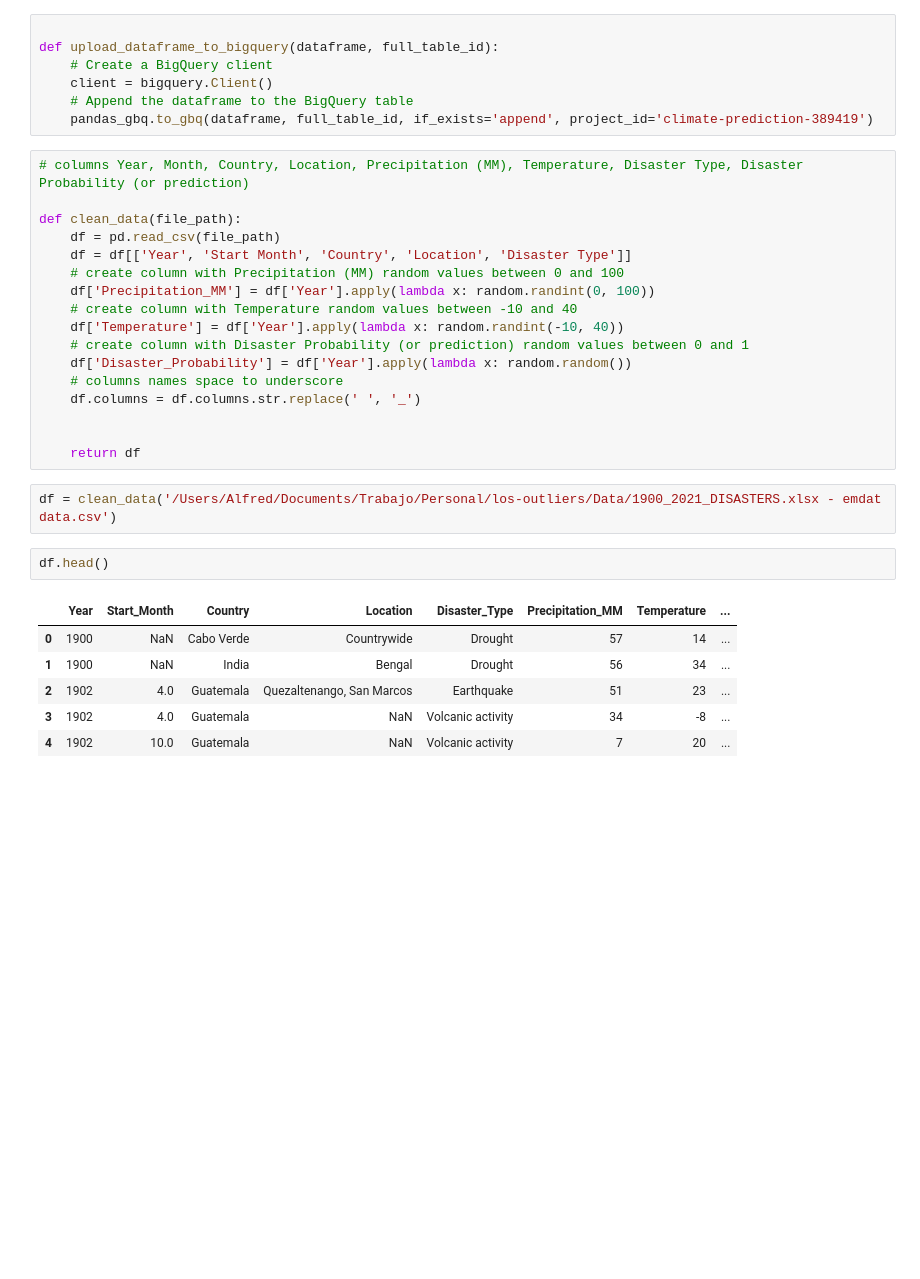
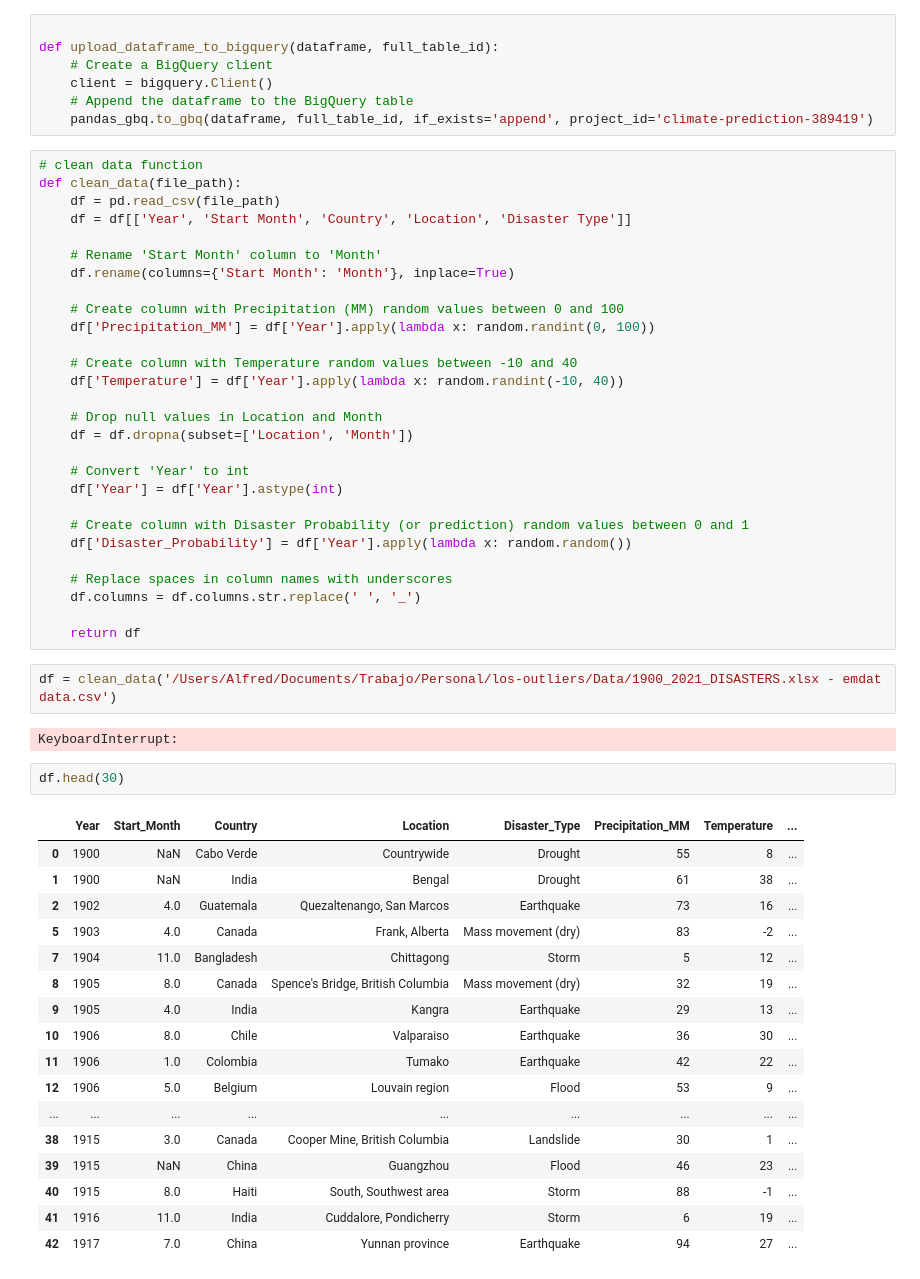
Before and after one commit to Globant-CodeFest/los-outliers, a Jupyter notebook: Code/bg-upload.ipynb, the cells around one changed output. Saved outputs shown, nothing was run; the diff lists cells and outputs as text; blank space fills up the shorter version.

Commit message:
predict model

```diff
--- a/Code/bg-upload.ipynb
+++ b/Code/bg-upload.ipynb
@@ -15,30 +16,54 @@ def upload_dataframe_to_bigquery(dataframe, full_table_id):
     # Append the dataframe to the BigQuery table
     pandas_gbq.to_gbq(dataframe, full_table_id, if_exists='append', project_id='climate-prediction-389419')
 # %%
-# columns Year, Month, Country, Location, Precipitation (MM), Temperature, Disaster Type, Disaster Probability (or prediction)
-
+# clean data function
 def clean_data(file_path):
     df = pd.read_csv(file_path)
     df = df[['Year', 'Start Month', 'Country', 'Location', 'Disaster Type']]
-    # create column with Precipitation (MM) random values between 0 and 100
+
+    # Rename 'Start Month' column to 'Month'
+    df.rename(columns={'Start Month': 'Month'}, inplace=True)
+
+    # Create column with Precipitation (MM) random values between 0 and 100
     df['Precipitation_MM'] = df['Year'].apply(lambda x: random.randint(0, 100))
-    # create column with Temperature random values between -10 and 40
+
+    # Create column with Temperature random values between -10 and 40
     df['Temperature'] = df['Year'].apply(lambda x: random.randint(-10, 40))
-    # create column with Disaster Probability (or prediction) random values between 0 and 1
+
+    # Drop null values in Location and Month
+    df = df.dropna(subset=['Location', 'Month'])
+
+    # Convert 'Year' to int
+    df['Year'] = df['Year'].astype(int)
+
+    # Create column with Disaster Probability (or prediction) random values between 0 and 1
     df['Disaster_Probability'] = df['Year'].apply(lambda x: random.random())
-    # columns names space to underscore
+
+    # Replace spaces in column names with underscores
     df.columns = df.columns.str.replace(' ', '_')
 
-
     return df
 # %%
 df = clean_data('/Users/Alfred/Documents/Trabajo/Personal/los-outliers/Data/1900_2021_DISASTERS.xlsx - emdat data.csv')
+# %% [output]
+KeyboardInterrupt:
 # %%
-df.head()
+df.head(30)
 # %% [output]
 |  | Year | Start_Month | Country | Location | Disaster_Type | Precipitation_MM | Temperature | ... |
-| 0 | 1900 | NaN | Cabo Verde | Countrywide | Drought | 57 | 14 | ... |
-| 1 | 1900 | NaN | India | Bengal | Drought | 56 | 34 | ... |
-| 2 | 1902 | 4.0 | Guatemala | Quezaltenango, San Marcos | Earthquake | 51 | 23 | ... |
-| 3 | 1902 | 4.0 | Guatemala | NaN | Volcanic activity | 34 | -8 | ... |
-| 4 | 1902 | 10.0 | Guatemala | NaN | Volcanic activity | 7 | 20 | ... |
+| 0 | 1900 | NaN | Cabo Verde | Countrywide | Drought | 55 | 8 | ... |
+| 1 | 1900 | NaN | India | Bengal | Drought | 61 | 38 | ... |
+| 2 | 1902 | 4.0 | Guatemala | Quezaltenango, San Marcos | Earthquake | 73 | 16 | ... |
+| 5 | 1903 | 4.0 | Canada | Frank, Alberta | Mass movement (dry) | 83 | -2 | ... |
+| 7 | 1904 | 11.0 | Bangladesh | Chittagong | Storm | 5 | 12 | ... |
+| 8 | 1905 | 8.0 | Canada | Spence's Bridge, British Columbia | Mass movement (dry) | 32 | 19 | ... |
+| 9 | 1905 | 4.0 | India | Kangra | Earthquake | 29 | 13 | ... |
+| 10 | 1906 | 8.0 | Chile | Valparaiso | Earthquake | 36 | 30 | ... |
+| 11 | 1906 | 1.0 | Colombia | Tumako | Earthquake | 42 | 22 | ... |
+| 12 | 1906 | 5.0 | Belgium | Louvain region | Flood | 53 | 9 | ... |
+| ... | ... | ... | ... | ... | ... | ... | ... | ... |
+| 38 | 1915 | 3.0 | Canada | Cooper Mine, British Columbia | Landslide | 30 | 1 | ... |
+| 39 | 1915 | NaN | China | Guangzhou | Flood | 46 | 23 | ... |
+| 40 | 1915 | 8.0 | Haiti | South, Southwest area | Storm | 88 | -1 | ... |
+| 41 | 1916 | 11.0 | India | Cuddalore, Pondicherry | Storm | 6 | 19 | ... |
+| 42 | 1917 | 7.0 | China | Yunnan province | Earthquake | 94 | 27 | ... |
```
Also changed, not shown: parts of 6 cells of this notebook.
